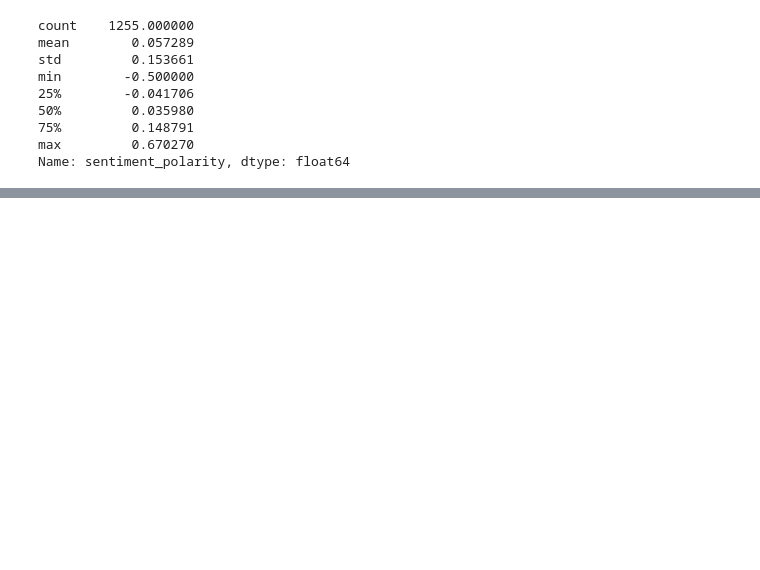
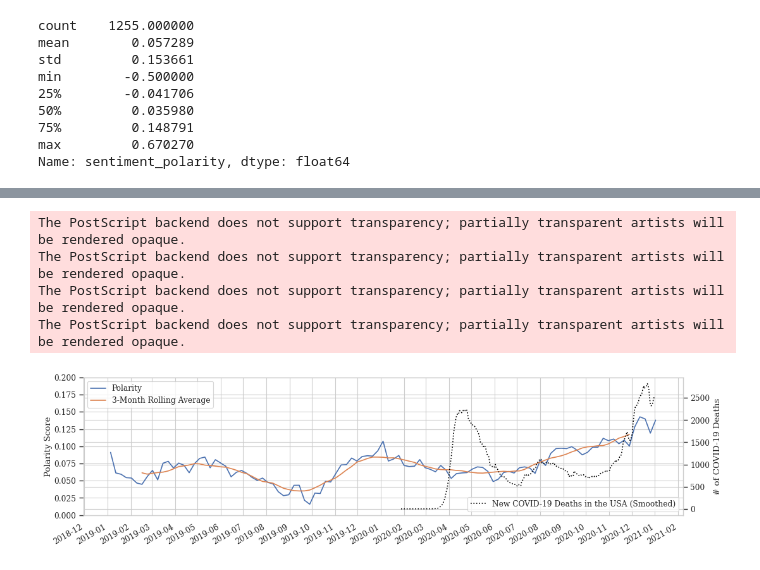
Before and after one commit to FelixSiegfriedRiedel/chart-lyrics-analysis, a Jupyter notebook: src/notebooks/sentiment.ipynb, the cells around one changed output, grey strips where cells are left out. Cells and saved outputs as stored; diff of their text form; code cells hidden in the pictures; blank space fills up the shorter version.

Commit message:
finalized sentiment analyis and added charts

```diff
--- a/src/notebooks/sentiment.ipynb
+++ b/src/notebooks/sentiment.ipynb
@@ -81,8 +121,7 @@ bb_t100.head()
 import spacy
 from spacytextblob.spacytextblob import SpacyTextBlob
 
-nlp = spacy.load("en_core_web_lg", exclude=['senter', 'sentencizer', 'parser'])
-nlp.add_pipe("sentencizer", config={"punct_chars": ['\n', '\n\n']})
+nlp = spacy.load("en_core_web_lg")
 nlp.add_pipe('spacytextblob')
 # %% [output]
 <spacytextblob.spacytextblob.SpacyTextBlob at 0x...>
@@ -89,4 +130,4 @@ nlp.add_pipe('spacytextblob')
 # %%
 def get_sentiment(text, nlp):
     doc = nlp(text)
-    return doc._.polarity, doc._.subjectivity
+    return doc._.polarity, doc._.subjectivity, doc._.assessments
@@ -117,5 +206,5 @@ lyrics.to_excel('../../data/output/bb_t100_lyrics_en.xlsx')
 # %%
 sentiment = lyrics[
     ['billboard_id', 'lyrics_id', 'artist', 'song', 'genius_id', 'lyrics', 'url', 'first_appearance', 'release_date',
-     'sentiment_polarity', 'sentiment_subjectivity']]
+     'sentiment_polarity', 'sentiment_subjectivity', 'sentiment_polarity_v2', 'sentiment_subjectivity_v2']]
 sentiment.to_csv('../../data/sentiment/sentiment.csv')
@@ -122,9 +213,9 @@ sentiment.to_csv('../../data/sentiment/sentiment.csv')
 # %%
-merge_cols = ['genius_id', 'lyrics', 'release_date', 'sentiment_polarity', 'sentiment_subjectivity', 'url', 'lyrics_id']
+merge_cols = ['genius_id', 'lyrics', 'release_date', 'sentiment_polarity', 'sentiment_subjectivity', 'sentiment_polarity_v2', 'sentiment_subjectivity_v2', 'url', 'lyrics_id']
 bb_t100_sentiment = bb_t100.merge(sentiment[merge_cols], how='left', left_on='lyrics_id', right_on='lyrics_id',
                                   copy=False)
 bb_t100_sentiment = bb_t100_sentiment[
     ['billboard_id', 'lyrics_id', 'song', 'artist', 'lyrics', 'rank', 'peak_rank', 'rank_last_week', 'weeks_on_chart',
-     'date', 'release_date', 'sentiment_polarity', 'sentiment_subjectivity', 'genius_id', 'url']]
+     'date', 'release_date', 'sentiment_polarity', 'sentiment_subjectivity', 'sentiment_polarity_v2', 'sentiment_subjectivity_v2', 'genius_id', 'url']]
 bb_t100_sentiment.to_csv('../../data/sentiment/bb_t100_sentiment.csv')
-# bb_t100_sentiment.to_excel('../../data/sentiment/bb_t100_sentiment.xlsx')
+bb_t100_sentiment.to_excel('../../data/sentiment/bb_t100_sentiment.xlsx')
@@ -172,0 +266,60 @@ Name: sentiment_polarity, dtype: float64
+# %%
+sent_lineplot_dt = bb_t100_sentiment.groupby('date')['sentiment_polarity'].mean().to_frame()
+sent_lineplot_dt['rolling_avg'] = sent_lineplot_dt['sentiment_polarity'].rolling(12).mean().shift(-5)
+
+sns.set_theme(context='paper', font='serif', style='whitegrid')
+sns.set_style({'axes.grid' : False})
+
+fig = plt.figure(figsize=(11, 3))
+ax1a = fig.subplots()  # ax1a for the histogram grid
+ax2a = ax1a.twinx()         # ax2a for the cumulative step grid
+ax1b = ax1a.twinx()         # ax1b for the histogram plot
+ax2b = ax1a.twinx()         # ax2a for the cumulative step plot
+# Link the respective y-axes for grid and plot
+ax1a.get_shared_y_axes().join(ax1a, ax1b)
+ax2a.get_shared_y_axes().join(ax2a, ax2b)
+# Remove ticks and labels and set which side to label
+ax1a.tick_params(axis="y", labelleft=False, labelright=False, left=False, right=False)
+ax2a.tick_params(axis="y", labelleft=False, labelright=False, left=False, right=False)
+ax1b.tick_params(axis="y", labelleft=True, labelright=False, left=True, right=False)
+ax2b.tick_params(axis="y", labelleft=False, labelright=True, left=False, right=True)
+# Spines off
+for ax in [ax1a, ax2a, ax1b]:
+    for k,v in ax.spines.items():
+        v.set_visible(False)
+
+sns.lineplot(data=covid_usa, x='date', y='new_deaths_smoothed', ax=ax2b, color='black', linestyle='dotted', label='New COVID-19 Deaths in the USA (Smoothed)')
+sns.lineplot(data=sent_lineplot_dt, x='date', y='sentiment_polarity' ,label='Polarity', ax=ax1b)
+sns.lineplot(data=sent_lineplot_dt, x='date', y='rolling_avg', label='3-Month Rolling Average', ax=ax1b)
+
+ax1a.grid()
+ax2a.grid()
+
+loc = matplotlib.dates.MonthLocator(interval=1)
+ax1a.xaxis.set_major_locator(loc)
+ax1a.xaxis.set_major_formatter(matplotlib.dates.AutoDateFormatter(loc))
+plt.gcf().autofmt_xdate()
+
+ax1b.set_ylabel(ylabel=None)
+ax2b.set_ylabel(ylabel=None)
+ax2a.set_ylabel(ylabel='# of COVID-19 Deaths', labelpad=35)
+ax1a.set_ylabel(ylabel='Polarity Score', labelpad=35)
+
+ax1a.set_ylim(0, 0.2)
+ax1b.set_ylim(0, 0.2)
+plt.xticks(rotation=45, ha='right')
+
+plt.margins(x=0.01,tight=True)
+ax1b.legend(loc='upper left')
+ax2b.legend(loc='lower right')
+
+plt.tight_layout()
+plt.savefig('../../data/output/figures/bb_t100_sentiment.eps')
+plt.show()
+plt.close()
+# %% [output]
+The PostScript backend does not support transparency; partially transparent artists will be rendered opaque.
+The PostScript backend does not support transparency; partially transparent artists will be rendered opaque.
+The PostScript backend does not support transparency; partially transparent artists will be rendered opaque.
+The PostScript backend does not support transparency; partially transparent artists will be rendered opaque.
+[figure, added]
```
Also changed, not shown: parts of 39 cells of this notebook, 5 other files.
